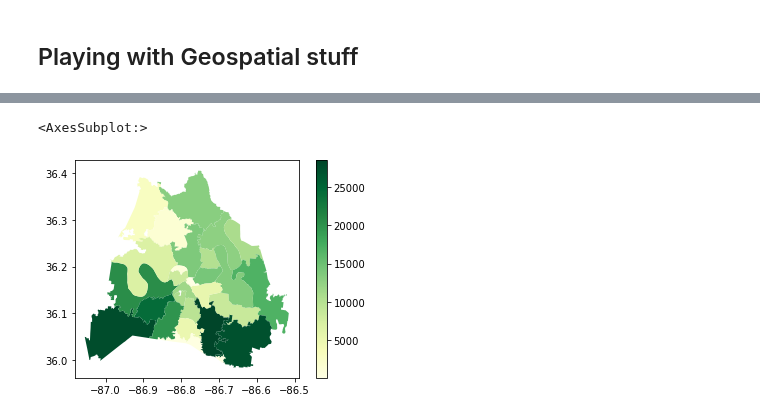
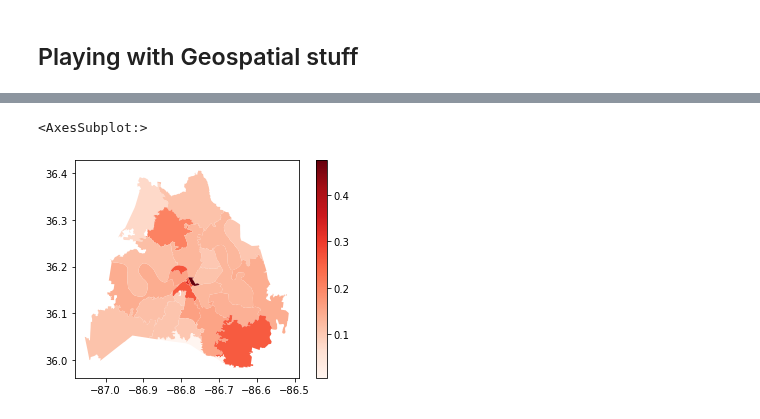
Before and after one commit to ryanhilber93/nash-covid-cases-vaccines-hot_chickens, a Jupyter notebook: notebooks/Covid_Analysis.ipynb, the cells around one changed output, grey strips where cells are left out. Cells and saved outputs as stored; diff of their text form; code cells hidden in the pictures.

Commit message:
practicing python with covid data

```diff
--- a/notebooks/Covid_Analysis.ipynb
+++ b/notebooks/Covid_Analysis.ipynb
@@ -142,3 +202,10 @@ zip_stats.plot(x="zipcode", y=["tot_cases", "count_given"], kind="bar")
+# %%
+###prepping pop(population stats) for merging and stuff
+pop = pop.rename(columns = {'Zip':'zip'})
+pop['zip'] = pop['zip'].astype(str)
+# %%
+## Dropping 'location'
+pop = pop.drop(columns = 'Location')
 # %%
 ###prepping data for heatmap - changing names to match geojson file
 zip_stats = zip_stats.rename(columns = {'zipcode':'zip', 'count_given': 'vacc_count'})
@@ -146,6 +213,14 @@ zip_stats = zip_stats.rename(columns = {'zipcode':'zip', 'count_given': 'vacc_co
 ###Converting 'zip' to string to make it legible for GeoJson file
 zip_stats['zip'] = zip_stats['zip'].astype(int)
 zip_stats['zip'] = zip_stats['zip'].astype(str)
+# %%
+##Appending population stuff to zip stats
+zip_stats = pd.merge(zip_stats, pop, on = 'zip')
+# %%
+###Adding a column for vaccination density
+zip_stats['vacc_density'] = zip_stats['vacc_count'] / zip_stats['Population']
+zip_stats['covid_density'] = zip_stats['tot_cases'] / zip_stats['Population']
+zip_stats['vacc_density'] = zip_stats['vacc_density'] * 100
 # %% [markdown]
 ## Playing with Geospatial stuff
 # %%
@@ -160,7 +235,7 @@ zipcodes = gpd.read_file('../data/zipcodes.geojson')
 stat_map = pd.merge(zipcodes, zip_stats, on = 'zip')
 # %%
 ###vaccines by amount
-stat_map.plot(column = 'vacc_count', cmap = 'YlGn', legend = True)
+stat_map.plot(column = 'covid_density', cmap = 'Reds', legend = True)
 # %% [output]
 <AxesSubplot:>
-[figure, old version]
+[figure, new version]
```
Also changed, not shown: parts of 41 cells of this notebook.
